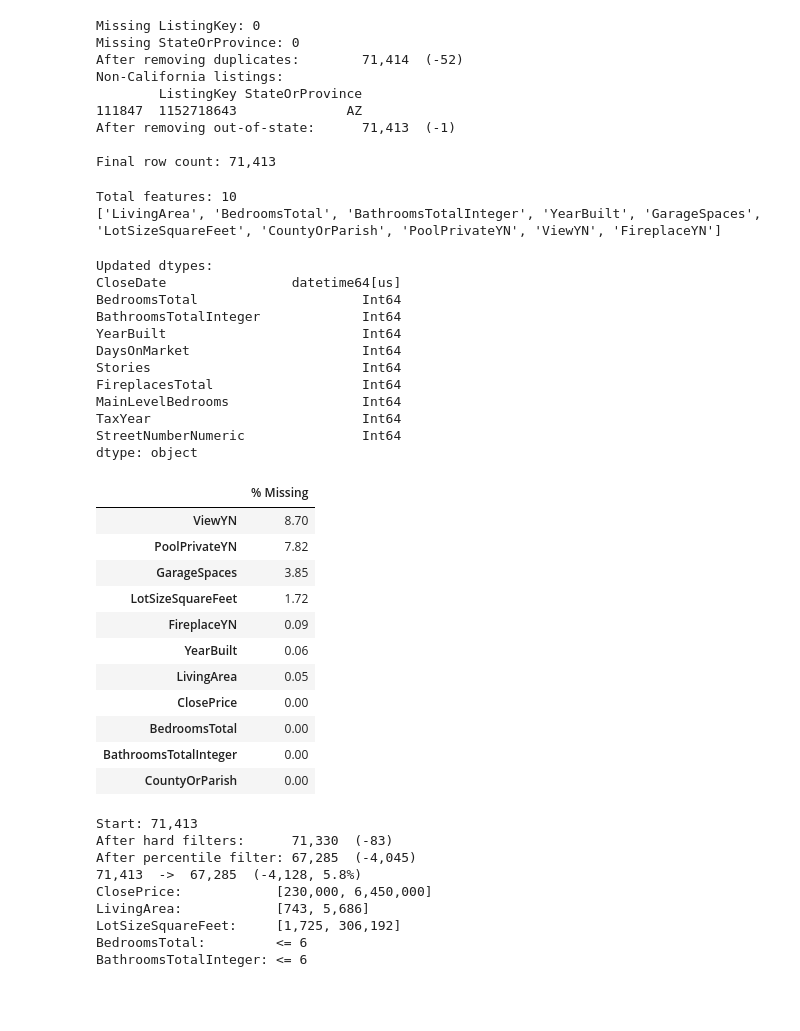
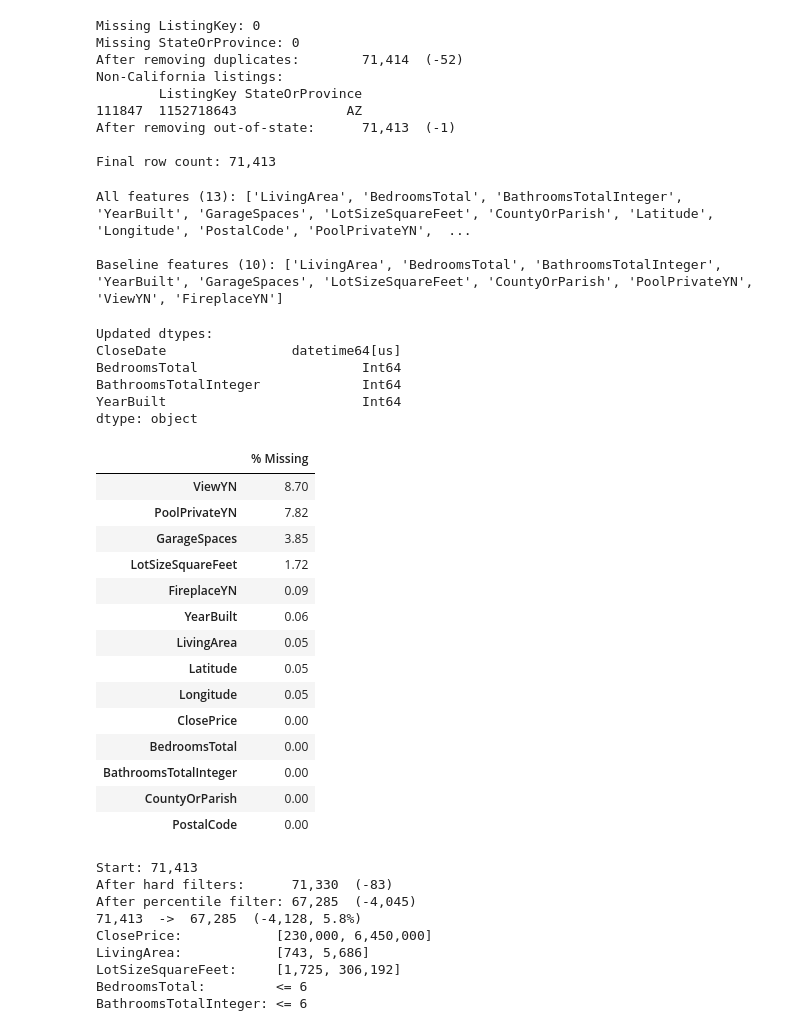
Before and after one commit to matthewviray/idx-exchange-project, a Jupyter notebook: 02_preprocessing.ipynb, the cells around one changed output. Cells and saved outputs as stored; diff of their text form; code cells hidden in the pictures; blank space fills up the shorter version.

Commit message:
Updated preprocessing and worked on baseline model pipeline

```diff
--- a/02_preprocessing.ipynb
+++ b/02_preprocessing.ipynb
@@ -56,22 +77,24 @@ Final row count: 71,413
 # Features decided in 01_exploration.ipynb
 
 # Target
-target = ['ClosePrice']  # log-transform for modeling
+target = ['ClosePrice']
 
 # Core size/structure features
 size_features = [
-    'LivingArea',           # log-transform; strongest predictor
+    'LivingArea',
     'BedroomsTotal',
     'BathroomsTotalInteger',
-    'YearBuilt',            # or bin into decades / home age
-    'GarageSpaces',         # ~13% missing; impute
-    'LotSizeSquareFeet'    # weak standalone signal; include anyway
-
+    'YearBuilt',
+    'GarageSpaces',
+    'LotSizeSquareFeet',
 ]
 
 # Location features
 location_features = [
-    'CountyOrParish'      # alternative categorical encoding
+    'CountyOrParish',
+    'Latitude',
+    'Longitude',
+    'PostalCode',
 ]
 
 # Amenity flags
@@ -79,16 +102,20 @@ amenity_features = [
     'PoolPrivateYN',
     'ViewYN',
     'FireplaceYN',
-    # 'NewConstructionYN',  # direction counterintuitive; investigate before using
-    # 'WaterfrontYN',       # excluded: only 86 non-missing rows
 ]
 
-features = size_features + location_features + amenity_features
-print(f"Total features: {len(features)}")
-print(features)
+# All features (full set — for tree models and feature engineering)
+all_features = size_features + location_features + amenity_features
+
+# Baseline model features — excludes lat/long/postal (non-linear, high-cardinality)
+baseline_features = size_features + ['CountyOrParish'] + amenity_features
+
+print(f"All features ({len(all_features)}): {all_features}")
+print(f"\nBaseline features ({len(baseline_features)}): {baseline_features}")
 # %% [output]
-Total features: 10
-['LivingArea', 'BedroomsTotal', 'BathroomsTotalInteger', 'YearBuilt', 'GarageSpaces', 'LotSizeSquareFeet', 'CountyOrParish', 'PoolPrivateYN', 'ViewYN', 'FireplaceYN']
+All features (13): ['LivingArea', 'BedroomsTotal', 'BathroomsTotalInteger', 'YearBuilt', 'GarageSpaces', 'LotSizeSquareFeet', 'CountyOrParish', 'Latitude', 'Longitude', 'PostalCode', 'PoolPrivateYN',  ...
+
+Baseline features (10): ['LivingArea', 'BedroomsTotal', 'BathroomsTotalInteger', 'YearBuilt', 'GarageSpaces', 'LotSizeSquareFeet', 'CountyOrParish', 'PoolPrivateYN', 'ViewYN', 'FireplaceYN']
 # %%
 # Fix data types for consistency
 
@@ -98,8 +125,7 @@ for col in date_cols:
     CRMLSSold_data[col] = pd.to_datetime(CRMLSSold_data[col], errors='coerce')
 
 # Integers stored as float (no decimals, but nullable so use Int64)
-int_cols = ['BedroomsTotal', 'BathroomsTotalInteger', 'YearBuilt', 'DaysOnMarket',
-            'Stories', 'FireplacesTotal', 'MainLevelBedrooms', 'TaxYear', 'StreetNumberNumeric']
+int_cols = ['BedroomsTotal', 'BathroomsTotalInteger', 'YearBuilt']
 for col in int_cols:
     if col in CRMLSSold_data.columns:
         CRMLSSold_data[col] = CRMLSSold_data[col].astype('Int64')
@@ -114,31 +140,28 @@ CloseDate                datetime64[us]
 BedroomsTotal                     Int64
 BathroomsTotalInteger             Int64
 YearBuilt                         Int64
-DaysOnMarket                      Int64
-Stories                           Int64
-FireplacesTotal                   Int64
-MainLevelBedrooms                 Int64
-TaxYear                           Int64
-StreetNumberNumeric               Int64
 dtype: object
 # %%
 # table of missing percentage of each feature
-all_cols = target + features
+all_cols = target + all_features
 missing = CRMLSSold_data[all_cols].isna().mean().mul(100).round(2).sort_values(ascending=False)
 display(missing.rename('% Missing').to_frame())
 # %% [output]
 |  | % Missing |
 | ViewYN | 8.70 |
 | PoolPrivateYN | 7.82 |
 | GarageSpaces | 3.85 |
 | LotSizeSquareFeet | 1.72 |
 | FireplaceYN | 0.09 |
 | YearBuilt | 0.06 |
 | LivingArea | 0.05 |
+| Latitude | 0.05 |
+| Longitude | 0.05 |
 | ClosePrice | 0.00 |
 | BedroomsTotal | 0.00 |
 | BathroomsTotalInteger | 0.00 |
 | CountyOrParish | 0.00 |
+| PostalCode | 0.00 |
 # %%
 # Sanity filters and 1st/99th percentile boundary removal
 
```
Also changed, not shown: parts of 4 cells of this notebook, 1 other file.
